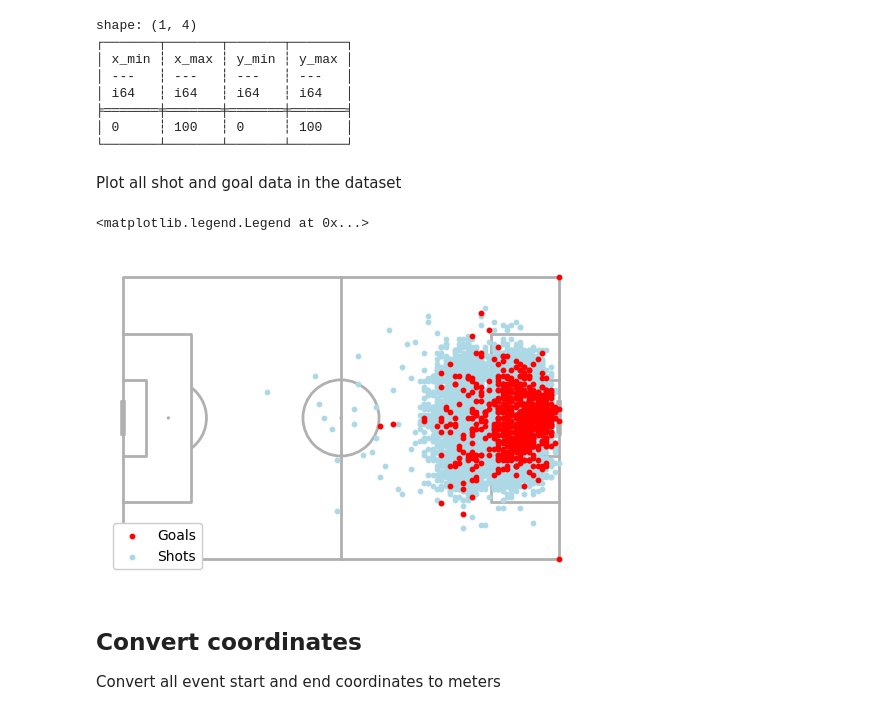
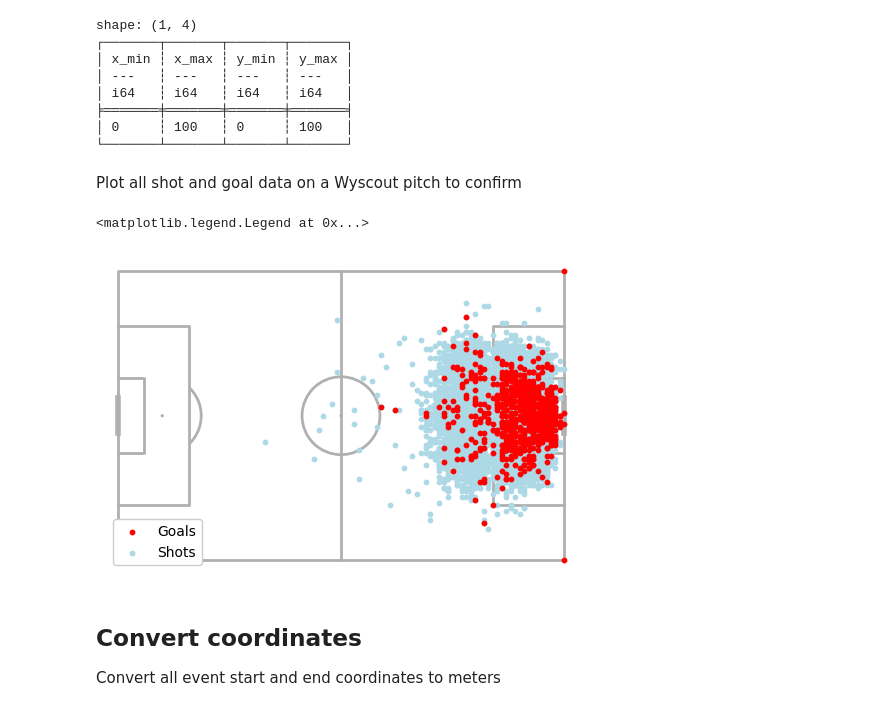
Before and after one commit to MattLowrie/soccermaticspro, a Jupyter notebook: project2/mattlowrie_project2_epl.ipynb, the cells around one changed output. Saved outputs shown, nothing was run; the diff lists cells and outputs as text; code cells hidden in the pictures.

```diff
--- a/project2/mattlowrie_project2_epl.ipynb
+++ b/project2/mattlowrie_project2_epl.ipynb
@@ -34,8 +34,8 @@ for file in json_files:
 
     # Explode event attributes into columns
     if 'events' in df.columns:
-        df_events = df.select('events').explode('events').unnest('events')
-        dfs.append(df_events)
+        events_df = df.select('events').explode('events').unnest('events')
+        dfs.append(events_df)
 
 events_pl = pl.concat(dfs)
 # %% [markdown]
@@ -232,9 +232,9 @@ shape: (1, 4)
 │ 0     ┆ 100   ┆ 0     ┆ 100   │
 └───────┴───────┴───────┴───────┘
 # %% [markdown]
-Plot all shot and goal data in the dataset
+Plot all shot and goal data on a Wyscout pitch to confirm
 # %%
-sg_pitch = Pitch(pitch_type='custom', pitch_width=68, pitch_length=105)
+sg_pitch = Pitch(pitch_type='wyscout')
 fig, ax = sg_pitch.draw(figsize=(5, 3.5))
 
 goal_xy_pl = possession_events_pl.filter(
@@ -243,38 +243,38 @@ goal_xy_pl = possession_events_pl.filter(
 ).select(
   pl.col('location').struct.field('x').alias('x'),
   pl.col('location').struct.field('y').alias('y'),
 )
 
 sg_pitch.scatter(
-  goal_xy_pl['x'] * 105/100,
-  goal_xy_pl['y'] * 68/100,
+  goal_xy_pl['x'],
+  goal_xy_pl['y'],
   ax=ax,
   c='red',
   s=10,
   zorder=2,
   label='Goals'
 )
 
 shot_xy_pl = possession_events_pl.filter(
   pl.col('type').struct.field('primary') == 'shot'
 ).select(
   pl.col('location').struct.field('x').alias('x'),
   pl.col('location').struct.field('y').alias('y'),
 )
 
 sg_pitch.scatter(
-  shot_xy_pl['x'] * 105/100,
-  shot_xy_pl['y'] * 68/100,
+  shot_xy_pl['x'],
+  shot_xy_pl['y'],
   ax=ax,
   c='lightblue',
   s=10,
   label='Shots',
 )
 
 ax.legend(loc='lower left', fontsize=10, framealpha=1.0)
 # %% [output]
 <matplotlib.legend.Legend at 0x...>
-[figure, old version]
+[figure, new version]
 # %% [markdown]
 ## Convert coordinates
 Convert all event start and end coordinates to meters
```
Also changed, not shown: parts of 4 cells of this notebook, 1 other file.
